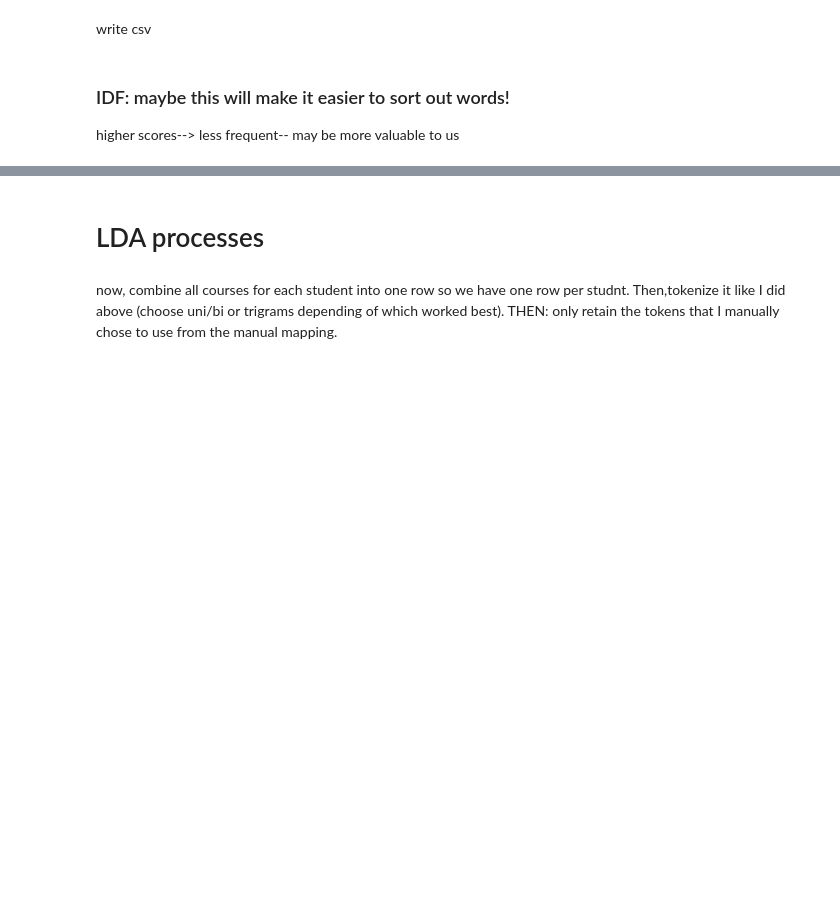
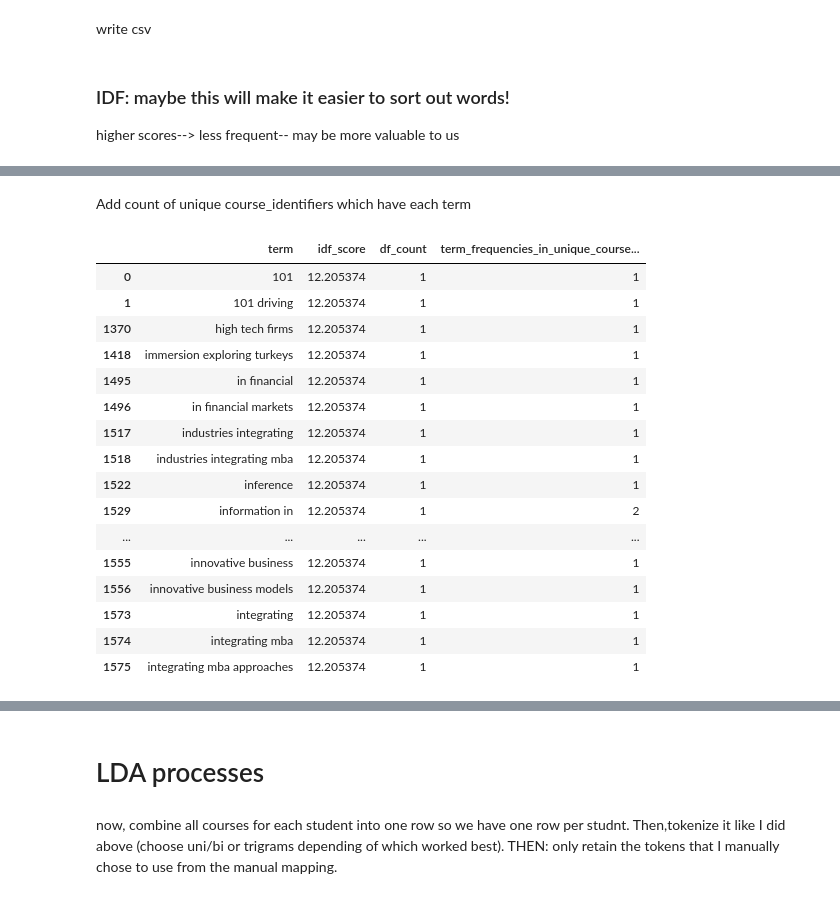
Before and after one commit to dyuthiii/CBS-Github-DND, a Jupyter notebook: Student Cluster Analysis and LDA-20250714T173604Z-1-001/Student Cluster Analysis and LDA/Student Cluster Analysis GDrive/NLP_LDA_coursenames_colab.ipynb, the cells around one changed output, grey strips where cells are left out. Cells and saved outputs as stored; diff of their text form; code cells hidden in the pictures; blank space fills up the shorter version.

```diff
--- a/Student Cluster Analysis and LDA-20250714T173604Z-1-001/Student Cluster Analysis and LDA/Student Cluster Analysis GDrive/NLP_LDA_coursenames_colab.ipynb
+++ b/Student Cluster Analysis and LDA-20250714T173604Z-1-001/Student Cluster Analysis and LDA/Student Cluster Analysis GDrive/NLP_LDA_coursenames_colab.ipynb
@@ -295,3 +309,32 @@ idf_df.head(20)
 | 1573 | integrating | 12.205374 | 1 |
 | 1574 | integrating mba | 12.205374 | 1 |
 | 1575 | integrating mba approaches | 12.205374 | 1 |
+# %% [markdown]
+Add count of unique course_identifiers which have each term
+# %%
+idf_df['term_frequencies_in_unique_coursenames'] = idf_df['term'].apply(
+    lambda term: df['clean_name']
+        .str.lower()
+        .str.replace(r'[^a-z0-9 ]+', '', regex=True)
+        .str.contains(re.escape(term.lower()), case=False)
+        .sum()
+)
+idf_df.head(20)
+# %% [output]
+|  | term | idf_score | df_count | term_frequencies_in_unique_course... |
+| 0 | 101 | 12.205374 | 1 | 1 |
+| 1 | 101 driving | 12.205374 | 1 | 1 |
+| 1370 | high tech firms | 12.205374 | 1 | 1 |
+| 1418 | immersion exploring turkeys | 12.205374 | 1 | 1 |
+| 1495 | in financial | 12.205374 | 1 | 1 |
+| 1496 | in financial markets | 12.205374 | 1 | 1 |
+| 1517 | industries integrating | 12.205374 | 1 | 1 |
+| 1518 | industries integrating mba | 12.205374 | 1 | 1 |
+| 1522 | inference | 12.205374 | 1 | 1 |
+| 1529 | information in | 12.205374 | 1 | 2 |
+| ... | ... | ... | ... | ... |
+| 1555 | innovative business | 12.205374 | 1 | 1 |
+| 1556 | innovative business models | 12.205374 | 1 | 1 |
+| 1573 | integrating | 12.205374 | 1 | 1 |
+| 1574 | integrating mba | 12.205374 | 1 | 1 |
+| 1575 | integrating mba approaches | 12.205374 | 1 | 1 |
```
Also changed, not shown: parts of 9 cells of this notebook.
